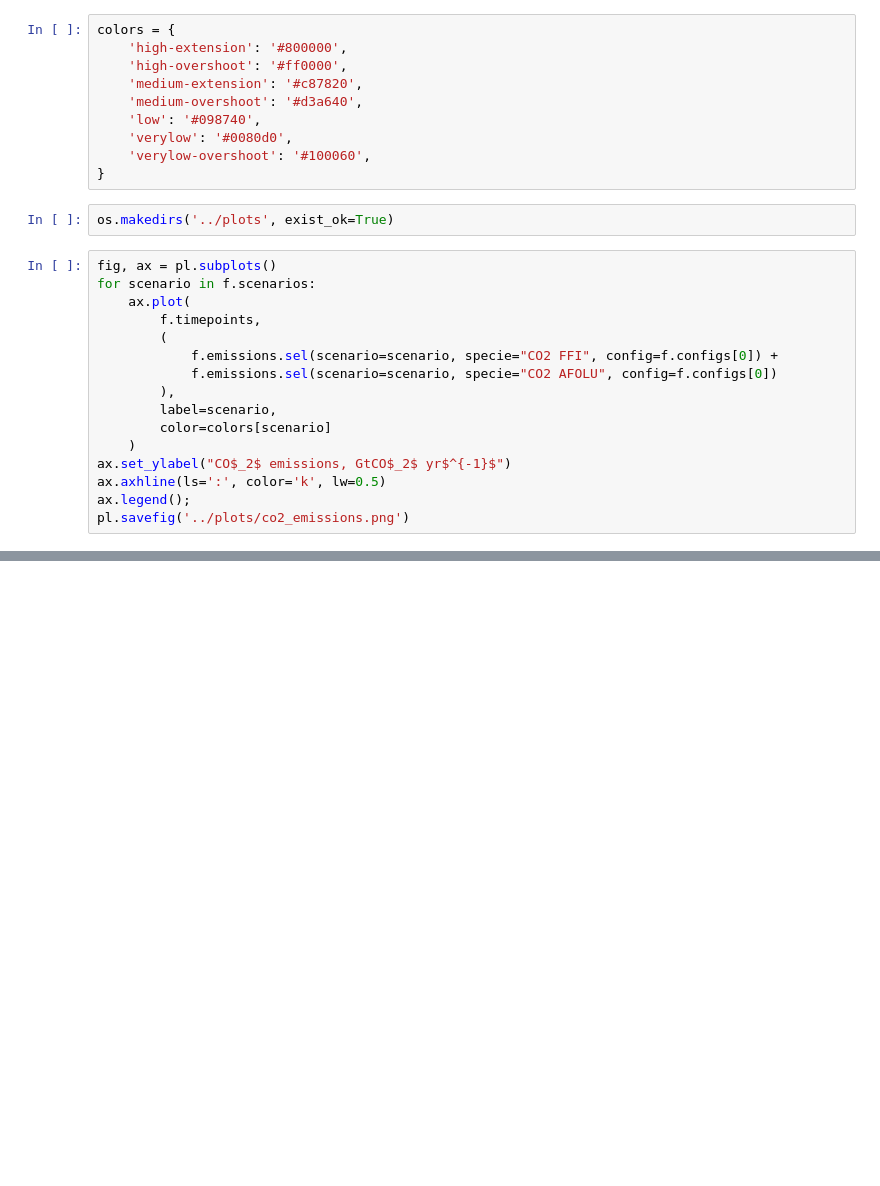
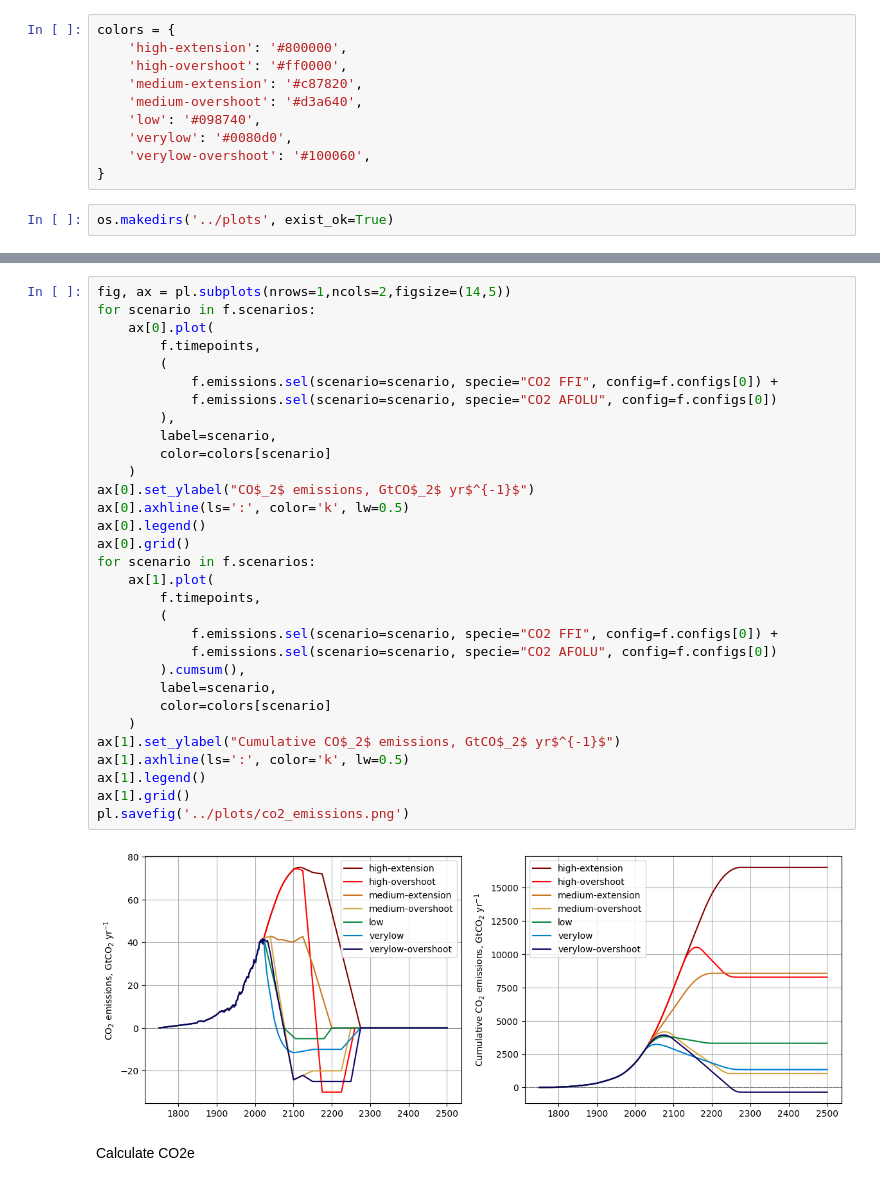
Before and after one commit to chrisroadmap/cmip7-scenariomip, a Jupyter notebook: notebooks/extensions.ipynb, the cells around one changed output, grey strips where cells are left out. Cells and saved outputs as stored; diff of their text form; blank space fills up the shorter version.

```diff
--- a/notebooks/extensions.ipynb
+++ b/notebooks/extensions.ipynb
@@ -34,20 +31,4 @@ colors = {
 }
 # %%
 os.makedirs('../plots', exist_ok=True)
-# %%
-fig, ax = pl.subplots()
-for scenario in f.scenarios:
-    ax.plot(
-        f.timepoints,
-        (
-            f.emissions.sel(scenario=scenario, specie="CO2 FFI", config=f.configs[0]) +
-            f.emissions.sel(scenario=scenario, specie="CO2 AFOLU", config=f.configs[0])
-        ),
-        label=scenario,
-        color=colors[scenario]
-    )
-ax.set_ylabel("CO$_2$ emissions, GtCO$_2$ yr$^{-1}$")
-ax.axhline(ls=':', color='k', lw=0.5)
-ax.legend();
-pl.savefig('../plots/co2_emissions.png')
 # %%
@@ -55,0 +92,35 @@ df_emis.loc[df_emis['variable']=="GHG", "1750.5"]
+# %%
+fig, ax = pl.subplots(nrows=1,ncols=2,figsize=(14,5))
+for scenario in f.scenarios:
+    ax[0].plot(
+        f.timepoints,
+        (
+            f.emissions.sel(scenario=scenario, specie="CO2 FFI", config=f.configs[0]) +
+            f.emissions.sel(scenario=scenario, specie="CO2 AFOLU", config=f.configs[0])
+        ),
+        label=scenario,
+        color=colors[scenario]
+    )
+ax[0].set_ylabel("CO$_2$ emissions, GtCO$_2$ yr$^{-1}$")
+ax[0].axhline(ls=':', color='k', lw=0.5)
+ax[0].legend()
+ax[0].grid()
+for scenario in f.scenarios:
+    ax[1].plot(
+        f.timepoints,
+        (
+            f.emissions.sel(scenario=scenario, specie="CO2 FFI", config=f.configs[0]) +
+            f.emissions.sel(scenario=scenario, specie="CO2 AFOLU", config=f.configs[0])
+        ).cumsum(),
+        label=scenario,
+        color=colors[scenario]
+    )
+ax[1].set_ylabel("Cumulative CO$_2$ emissions, GtCO$_2$ yr$^{-1}$")
+ax[1].axhline(ls=':', color='k', lw=0.5)
+ax[1].legend()
+ax[1].grid()
+pl.savefig('../plots/co2_emissions.png')
+# %% [output]
+[figure, added]
+# %% [markdown]
+Calculate CO2e
```
Also changed, not shown: parts of 19 cells of this notebook.
